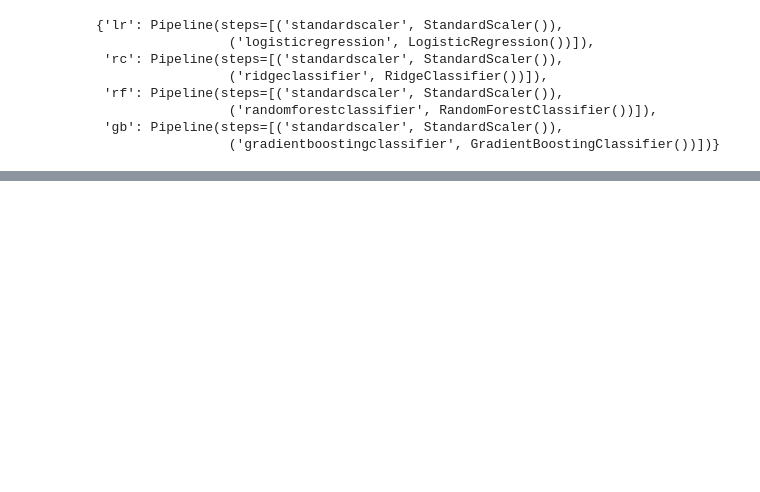
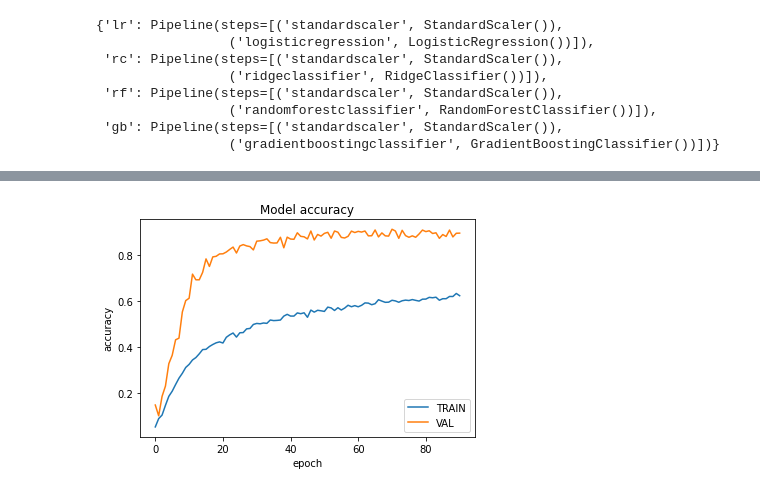
Before and after one commit to aye-shiv/Insight, a Jupyter notebook: Model/DetectionTests.ipynb, the cells around one changed output, grey strips where cells are left out. Cells and saved outputs as stored; diff of their text form; code cells hidden in the pictures; blank space fills up the shorter version.

Commit message:
Updated model

```diff
--- a/Model/DetectionTests.ipynb
+++ b/Model/DetectionTests.ipynb
@@ -325,0 +394,2 @@ H [7.52999769e-05 7.78396518e-10 6.67764641e-10 5.59278312e-10
+# %%
+X_train, X_test, y_train, y_test = train_test_split(X, y, test_size=0.25, random_state=42)
@@ -325,0 +398,11 @@ H [7.52999769e-05 7.78396518e-10 6.67764641e-10 5.59278312e-10
+# %%
+tf_model = tf.keras.models.Sequential([
+    tf.keras.layers.Input((21 * 2, )),
+    tf.keras.layers.Dropout(0.2),
+    tf.keras.layers.Dense(20, activation='relu'),
+    tf.keras.layers.Dropout(0.4),
+    tf.keras.layers.Dense(10, activation='relu'),
+    tf.keras.layers.Dense(numLabels, activation='softmax')
+])
+
+tf_model.summary()
@@ -325,0 +429,14 @@ H [7.52999769e-05 7.78396518e-10 6.67764641e-10 5.59278312e-10
+# %%
+tf_model.compile(
+    optimizer='adam',
+    loss='sparse_categorical_crossentropy',
+    metrics=['accuracy']
+)
+checkpoint_path = model_path
+checkpoint = keras.callbacks.ModelCheckpoint(checkpoint_path,
+                             monitor='val_accuracy',
+                             verbose=1,
+                             save_best_only=True,
+                             mode='max')
+earlystopping = keras.callbacks.EarlyStopping(monitor='val_accuracy',
+                                              patience=20)
@@ -325,0 +445,9 @@ H [7.52999769e-05 7.78396518e-10 6.67764641e-10 5.59278312e-10
+# %%
+history = tf_model.fit(
+    X_train,
+    y_train,
+    epochs=1000,
+    batch_size=128,
+    validation_data=(X_test, y_test),
+    callbacks=[checkpoint, earlystopping]
+)
@@ -325,0 +487,10 @@ H [7.52999769e-05 7.78396518e-10 6.67764641e-10 5.59278312e-10
+# %%
+plt.plot(history.history['accuracy'])
+plt.plot(history.history['val_accuracy'])
+plt.title('Model accuracy')
+plt.ylabel('accuracy')
+plt.xlabel('epoch')
+plt.legend(['TRAIN', 'VAL'], loc='lower right')
+plt.show()
+# %% [output]
+[figure, added]
```
Also changed, not shown: parts of 50 cells of this notebook, 6 other files.
